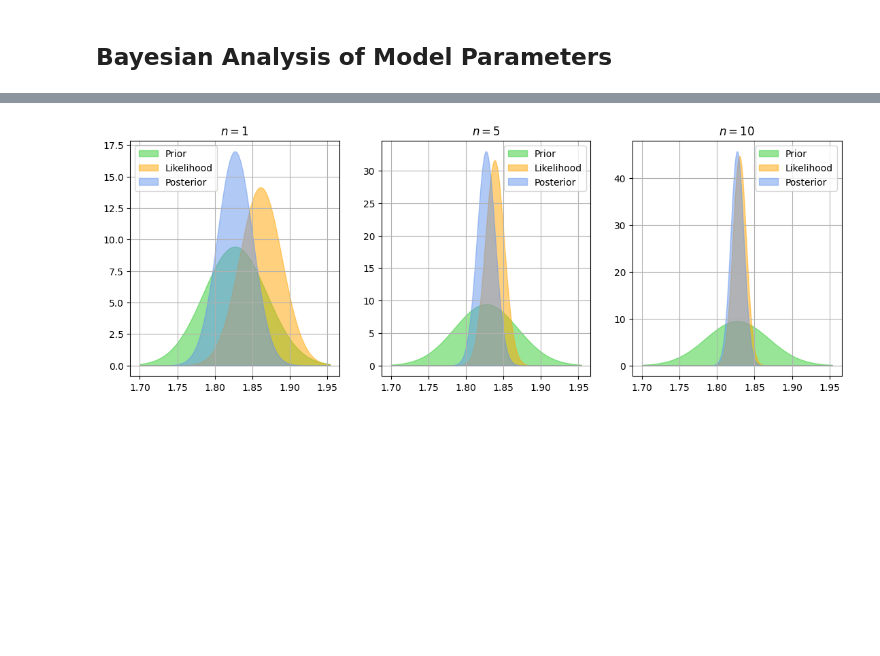
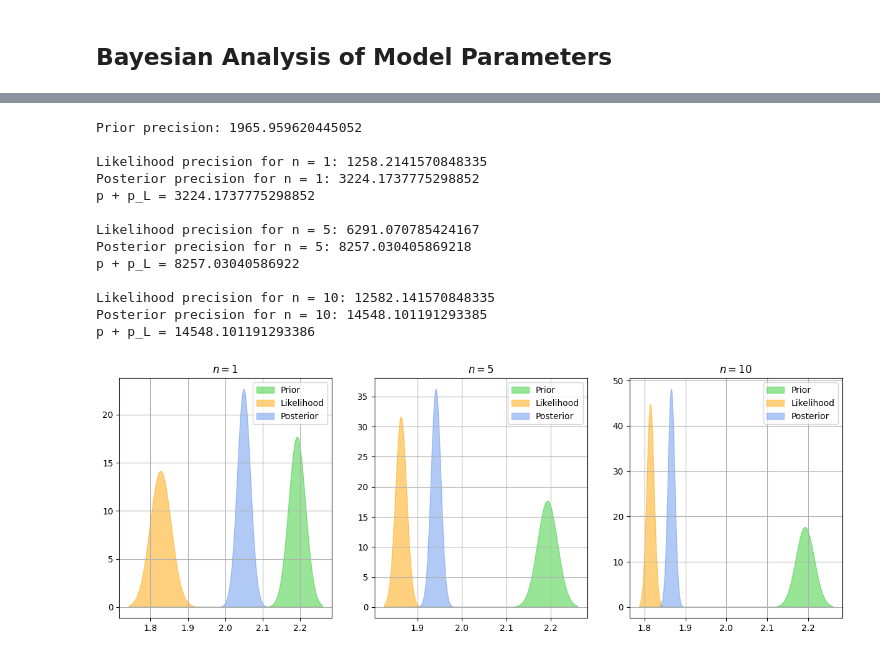
Before and after one commit to NamanChhibbar/Bayesian-Theory-Projects, a Jupyter notebook: project1.ipynb, the cells around one changed output, grey strips where cells are left out. Drawn from its saved outputs; the diff is of its cells as text; code cells hidden in the pictures; blank space fills up the shorter version.

Commit message:
Updated bayesian analysis for normal mean

```diff
--- a/project1.ipynb
+++ b/project1.ipynb
@@ -241,44 +266,65 @@ We assume the model variance to be the sample variance and take the prior $N(u,
 # %%
 num_samples_list = [1, 5, 10]
-model_sd = sd
-prior_mean = mean
-prior_sd = model_sd * 1.5
+prior_mean = mean * 1.2
+prior_sd = sd * .8
 
-fig_scale = 4.5
+fig_scale = 5
 alpha = .5
 fig, ax = plt.subplots(1, 3, figsize=(3 * fig_scale, fig_scale))
+
+print(f"Prior precision: {1 / prior_sd ** 2}", end="\n\n")
 
 for i, num_samples in enumerate(num_samples_list):
 
   # Sample from transformed data
   sample: np.ndarray | np.float64 = np.random.choice(transformed, num_samples)
 
+  # Likelihood mean and standard deviation
+  sample_mean = sample.mean()
+  likelihood_sd = sd / num_samples ** .5
+  print(f"Likelihood precision for n = {num_samples}: {1 / likelihood_sd ** 2}")
+
   # Mu grid
-  lower = prior_mean - 3 * prior_sd
-  upper = prior_mean + 3 * prior_sd
+  lower = min(prior_mean - 3 * prior_sd, sample_mean - 3 * likelihood_sd)
+  upper = max(prior_mean + 3 * prior_sd, sample_mean + 3 * likelihood_sd)
   grid = np.linspace(lower, upper, num_points)
 
   # Get prior
   prior = st.norm.pdf(grid, prior_mean, prior_sd)
 
   # Compute likelihood
-  likelihood = st.norm.pdf(grid, sample.mean(), model_sd / num_samples ** .5)
+  likelihood = st.norm.pdf(grid, sample_mean, likelihood_sd)
 
   # Theoretical posterior
   posterior_mean = (
-    prior_mean * model_sd**2 + prior_sd**2 * prior_mean * num_samples
-    ) / (num_samples * prior_sd**2 + model_sd**2)
-  posterior_var = prior_sd**2 * model_sd**2 / (num_samples * prior_sd**2 + model_sd**2)
+    prior_mean * sd**2 + prior_sd**2 * sample_mean * num_samples
+    ) / (num_samples * prior_sd**2 + sd**2)
+  posterior_var = prior_sd**2 * sd**2 / (num_samples * prior_sd**2 + sd**2)
   posterior = st.norm.pdf(grid, posterior_mean, posterior_var ** .5)
+  print(f"Posterior precision for n = {num_samples}: {1 / posterior_var}")
+  print(f"p + p_L = {1 / prior_sd ** 2 + 1 / likelihood_sd ** 2}", end="\n\n")
 
   # Plot prior, likelihood, and posterior
   ax[i].set_title(f"$n = {num_samples}$")
   ax[i].fill_between(grid, prior, label="Prior", color="limegreen", alpha=alpha)
   ax[i].fill_between(grid, likelihood, label="Likelihood", color="orange", alpha=alpha)
   ax[i].fill_between(grid, posterior, label="Posterior", color="cornflowerblue", alpha=alpha)
   ax[i].grid()
   ax[i].legend()
 
 plt.show()
 # %% [output]
+Prior precision: 1965.959620445052
+
+Likelihood precision for n = 1: 1258.2141570848335
+Posterior precision for n = 1: 3224.1737775298852
+p + p_L = 3224.1737775298852
+
+Likelihood precision for n = 5: 6291.070785424167
+Posterior precision for n = 5: 8257.030405869218
+p + p_L = 8257.03040586922
+
+Likelihood precision for n = 10: 12582.141570848335
+Posterior precision for n = 10: 14548.101191293385
+p + p_L = 14548.101191293386
-[figure, old version]
+[figure, new version]
```
Also changed, not shown: parts of 2 cells of this notebook.
